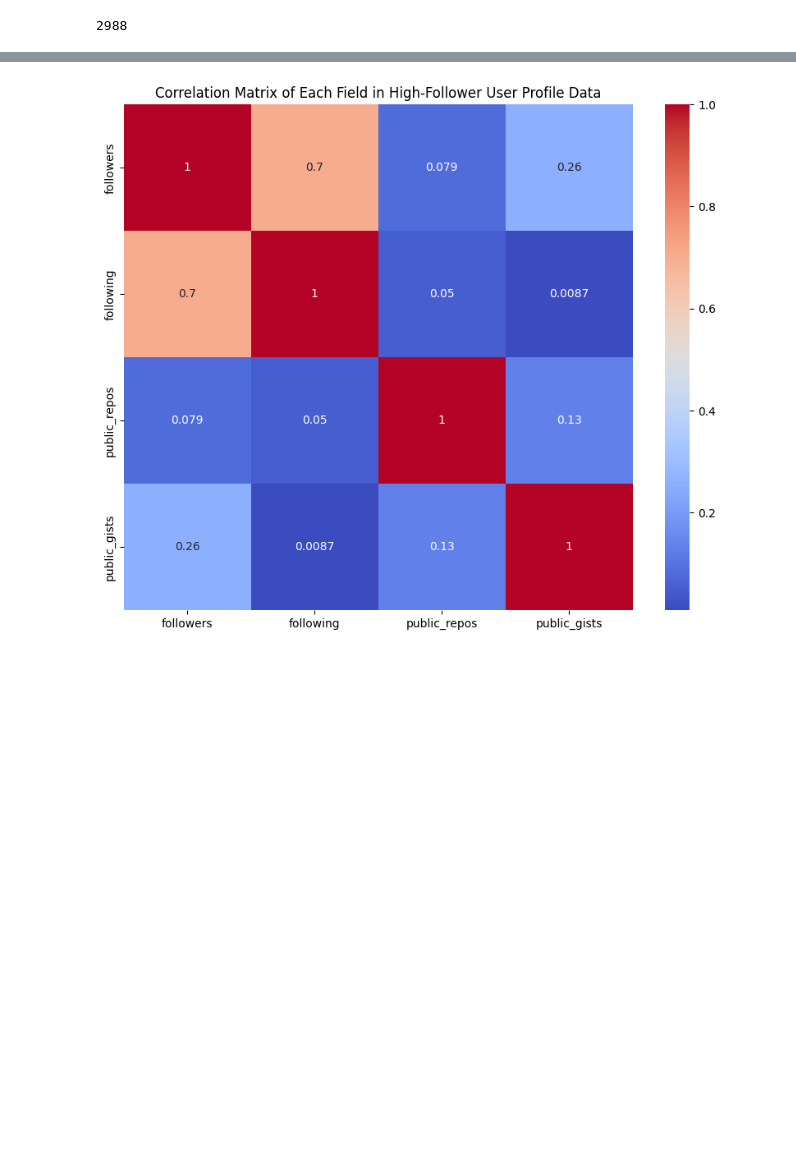
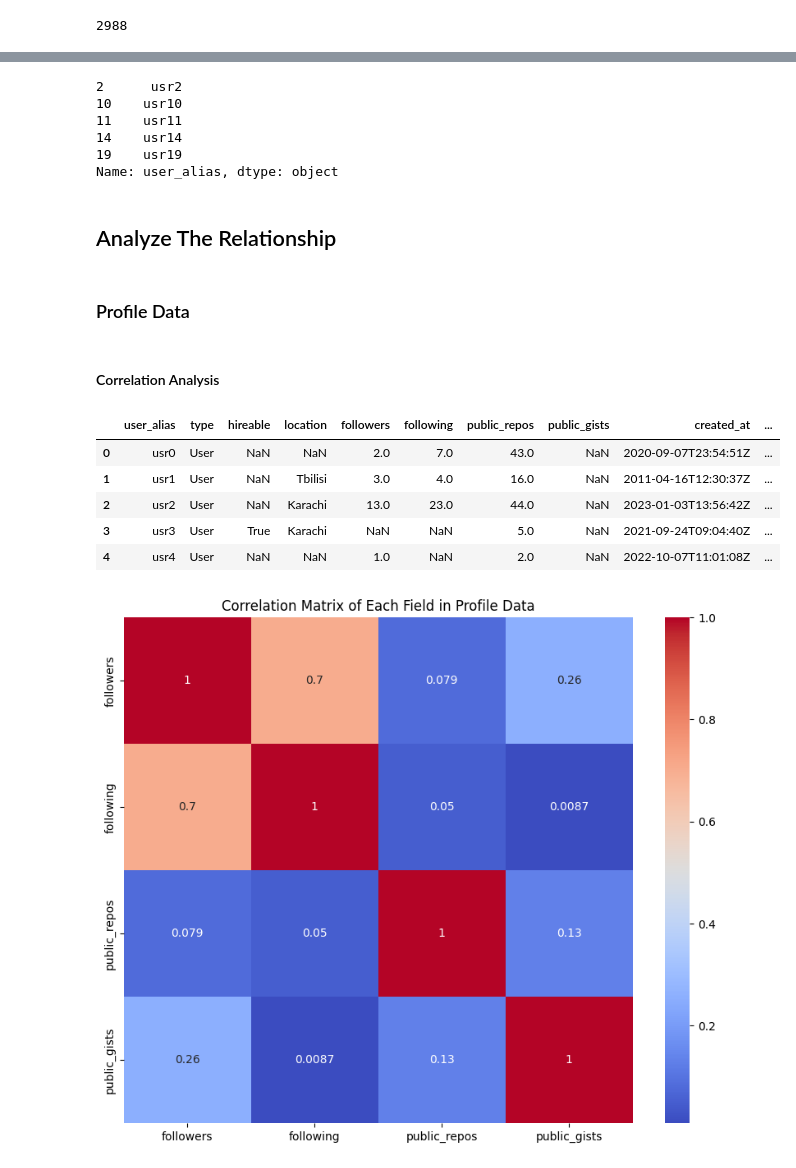
Before and after one commit to kritserv/analyze-how-python-developer-use-github, a Jupyter notebook: data_analysis.ipynb, the cells around one changed output, grey strips where cells are left out. Saved outputs shown, nothing was run; the diff lists cells and outputs as text; code cells hidden in the pictures; blank space fills up the shorter version.

```diff
--- a/data_analysis.ipynb
+++ b/data_analysis.ipynb
@@ -61,0 +59,9 @@ Correlation Analysis
+# %%
+high_follower_aliases.head()
+# %% [output]
+2      usr2
+10    usr10
+11    usr11
+14    usr14
+19    usr19
+Name: user_alias, dtype: object
@@ -62,4 +72,19 @@ Correlation Analysis
+# %% [markdown]
+## Analyze The Relationship
+# %% [markdown]
+### Profile Data
+# %% [markdown]
+#### Correlation Analysis
+# %%
+profile_data.head()
+# %% [output]
+|  | user_alias | type | hireable | location | followers | following | public_repos | public_gists | created_at | ... |
+| 0 | usr0 | User | NaN | NaN | 2.0 | 7.0 | 43.0 | NaN | 2020-09-07T23:54:51Z | ... |
+| 1 | usr1 | User | NaN | Tbilisi | 3.0 | 4.0 | 16.0 | NaN | 2011-04-16T12:30:37Z | ... |
+| 2 | usr2 | User | NaN | Karachi | 13.0 | 23.0 | 44.0 | NaN | 2023-01-03T13:56:42Z | ... |
+| 3 | usr3 | User | True | Karachi | NaN | NaN | 5.0 | NaN | 2021-09-24T09:04:40Z | ... |
+| 4 | usr4 | User | NaN | NaN | 1.0 | NaN | 2.0 | NaN | 2022-10-07T11:01:08Z | ... |
 # %%
-corr = PlotCorr(SelectNumericColumn(profile_data), title='Correlation Matrix of Each Field in High-Follower User Profile Data')
+corr = PlotCorr(SelectNumericColumn(profile_data), title='Correlation Matrix of Each Field in Profile Data')
 # %% [output]
-[figure, old version]
+[figure, new version]
```
Also changed, not shown: parts of 27 cells of this notebook, 1 other file.
